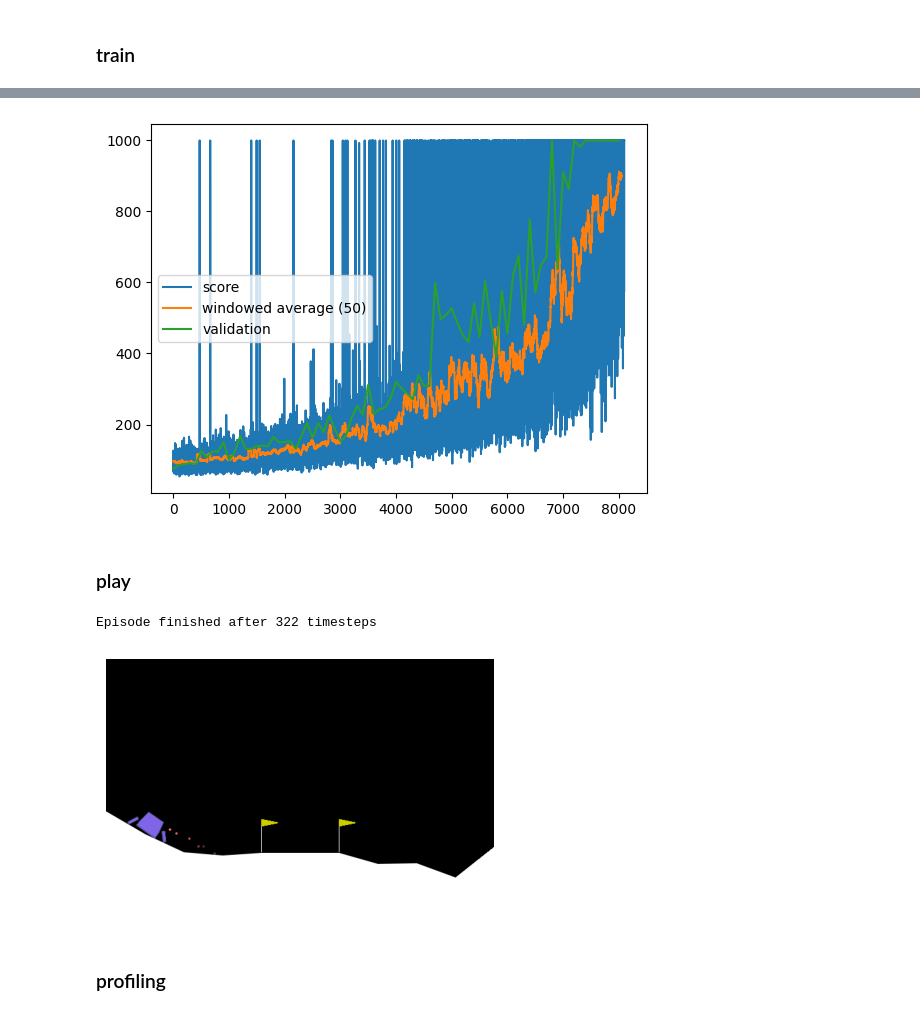
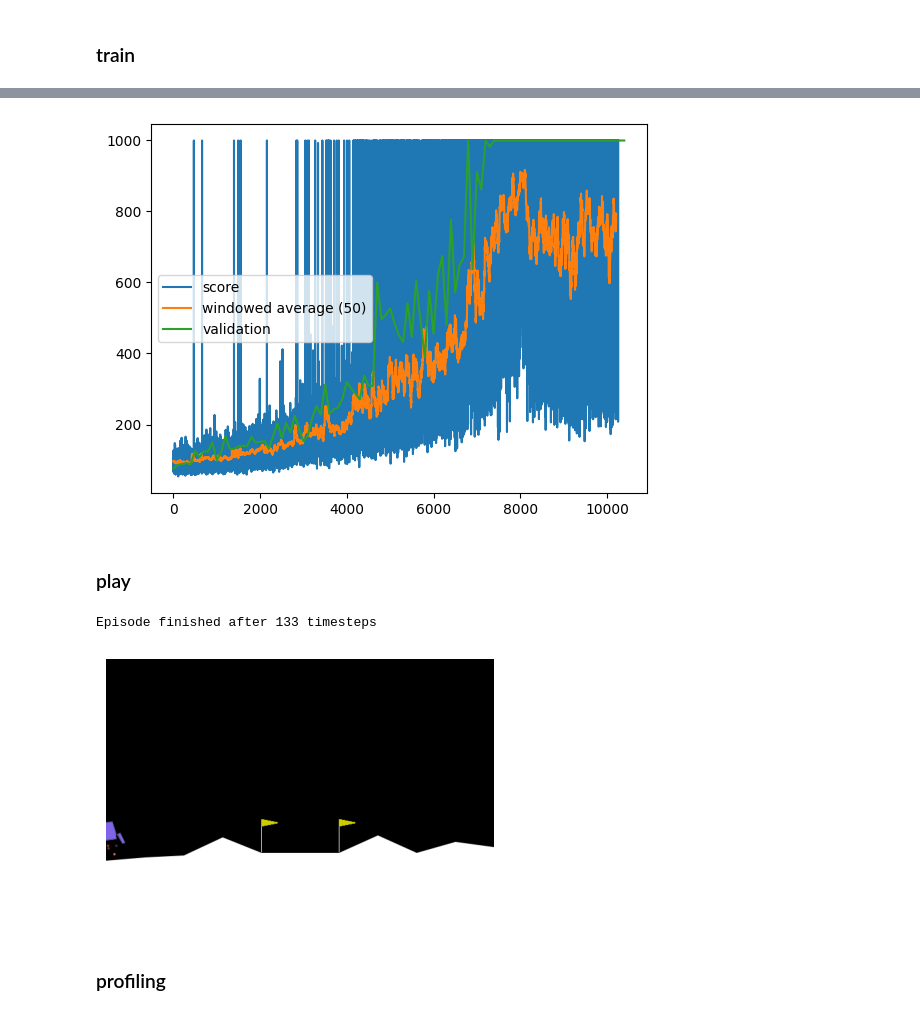
Before and after one commit to peluche/rl, a Jupyter notebook: gym.ipynb, the cells around one changed output, grey strips where cells are left out. Cells and saved outputs as stored; diff of their text form; code cells hidden in the pictures.

Commit message:
display score and train more

```diff
--- a/gym.ipynb
+++ b/gym.ipynb
@@ -22,7 +22,7 @@ import numpy as np
 device = 'cuda' if torch.cuda.is_available() else 'cpu'
 # %%
 LR = 3e-4
-GAMMA = 0.95
+GAMMA = 0.99
 MAX_STEPS = 1000
 N_HIDDEN = 32
 EPS = torch.finfo(torch.float32).eps
@@ -51,15 +51,17 @@ def plot_score(scores, validations=None, window=50, validation_rate=100):
 @torch.no_grad()
 def validation(env, policy, max_steps=MAX_STEPS, epochs=5):
     scores = []
+    rewards = 0
     for _ in range(epochs):
         state, _ = env.reset()
         for t in range(max_steps):
             action = policy(torch.tensor(state).to(device)).argmax().item()
-            state, _, done, _, _ = env.step(action)
+            state, reward, done, _, _ = env.step(action)
+            rewards += reward
             if done:
                 break
         scores.append(t)
-    return sum(scores) / len(scores)
+    return sum(scores) / len(scores), rewards / epochs
 # %%
 @torch.no_grad()
 def show_play(env, policy, max_steps=MAX_STEPS):
@@ -154,9 +156,9 @@ def train(model, epochs=10, lr=LR, gamma=GAMMA, max_steps=MAX_STEPS, log_every=1
         loss.backward()
         opt.step()
         if epoch % log_every == 0:
-            validation_score = validation(env, model)
+            validation_score, val_score = validation(env, model)
             r_validations.append(validation_score)
-            print(f'{epoch:<5} loss={loss.item():>7.2f} explore={100 * explored.item() / t:>5.2f} % score={t:>5} validation={validation_score:.0f}')
+            print(f'{epoch:<5} loss={loss.item():>7.2f} explore={100 * explored.item() / t:>5.2f} % reward={sum(rewards):>7.2f} v_rew={val_score:>7.2f} score={t:>5} validation={validation_score:.0f}')
 
         scores.append(t)
     model.eval()
@@ -177,4 +179,4 @@ plot_score(r_scores, r_validations)
-[figure, old version]
+[figure, new version]
 # %%
 # save
 # ----
@@ -189,8 +191,8 @@ torch.save(r_policy.state_dict(), 'weights/lunarlander-reinforce.pt')
 # %%
 show_play(env, r_policy)
 # %% [output]
-Episode finished after 322 timesteps
+Episode finished after 133 timesteps
-[figure, old version]
+[figure, new version]
 # %% [markdown]
 ### profiling
 # %%
```
Also changed, not shown: parts of 2 cells of this notebook, 1 other file.
